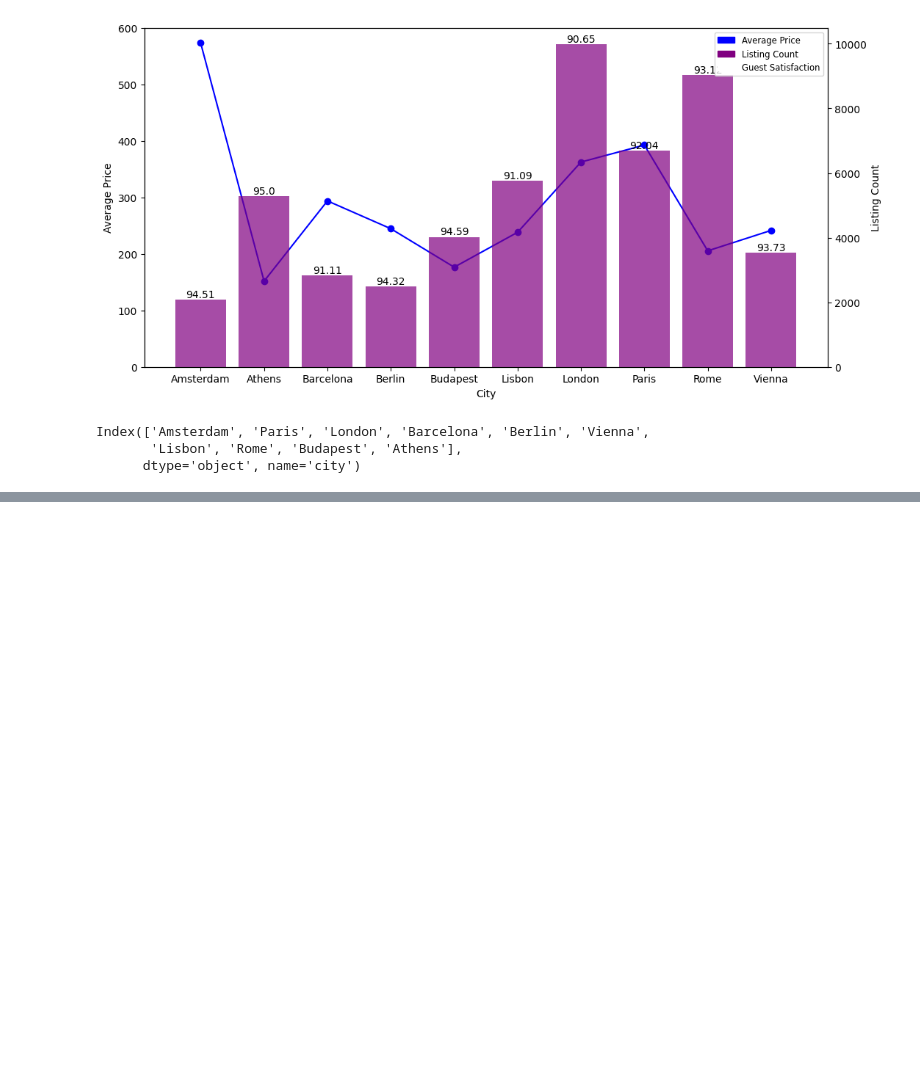
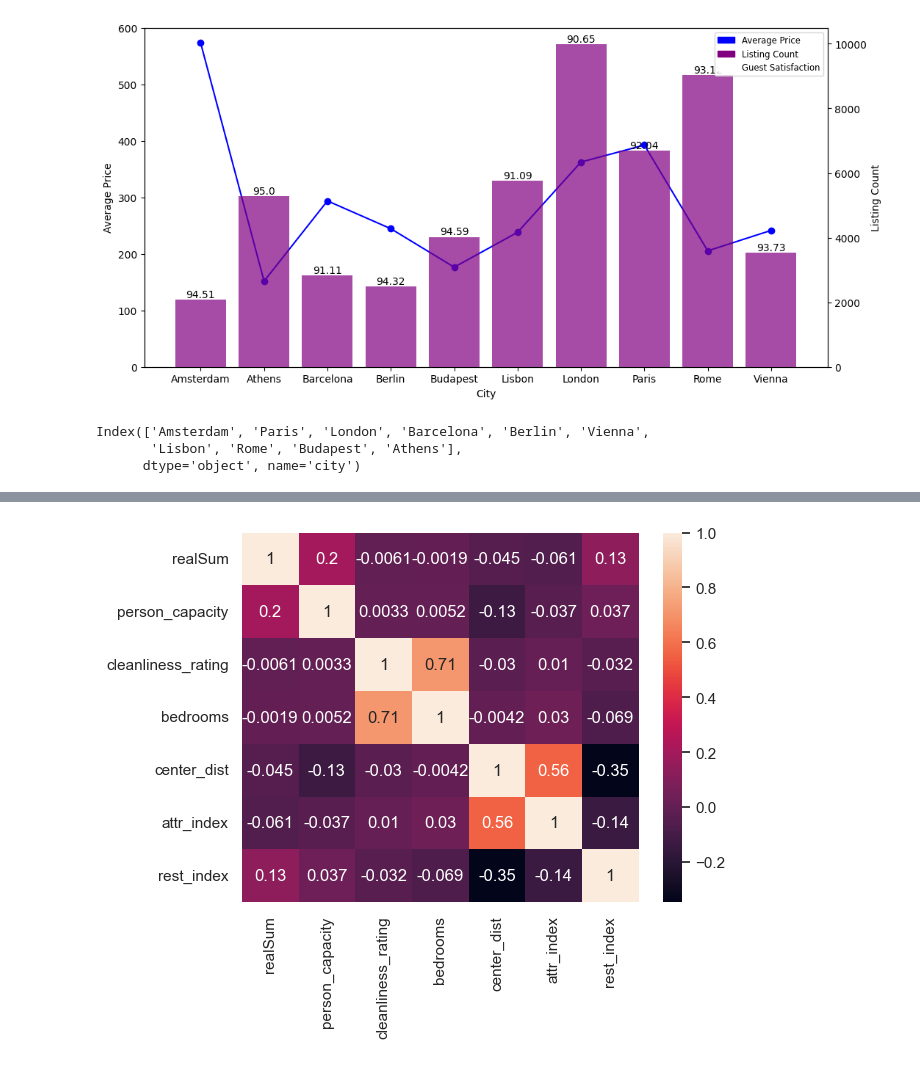
Before and after one commit to IngaGS/SheGoesTech_FinalProject, a Jupyter notebook: Airbnb data analysis(3).ipynb, the cells around one changed output, grey strips where cells are left out. Cells and saved outputs as stored; diff of their text form; code cells hidden in the pictures; blank space fills up the shorter version.

```diff
--- a/Airbnb data analysis(3).ipynb
+++ b/Airbnb data analysis(3).ipynb
@@ -327,0 +391,38 @@ plt.show()
+# %%
+import pandas as pd
+import pymysql
+import seaborn as sns
+
+from sqlalchemy import create_engine
+from sqlalchemy import text
+
+# Establishing a connection to the database
+cnx = mysql.connector.connect(user='root',
+                              password='',
+                              host='localhost',
+                              database='airbnb prices')
+
+# Creating a cursor object
+cursor = cnx.cursor()
+
+with engine.begin() as con:
+    view2 = pd.DataFrame()
+    query = text("SELECT" +
+                 " realSum, person_capacity, cleanliness_rating, guest_satisfaction_overall " +
+                 " bedrooms, center_dist, metro_dist " +
+                 " attr_index, rest_index " +
+                 " FROM airbnb_full ")
+    view2 = pd.read_sql(query,con)
+    cnx.close()
+# %%
+import matplotlib.pyplot as plt
+import numpy as np
+
+df = pd.DataFrame(view2)
+
+corr_matrix = df.corr()
+
+sns.heatmap(corr_matrix, annot=True)
+plt.show()
+# %% [output]
+[figure, added]
```
Also changed, not shown: parts of 16 cells of this notebook, 21 other files.
